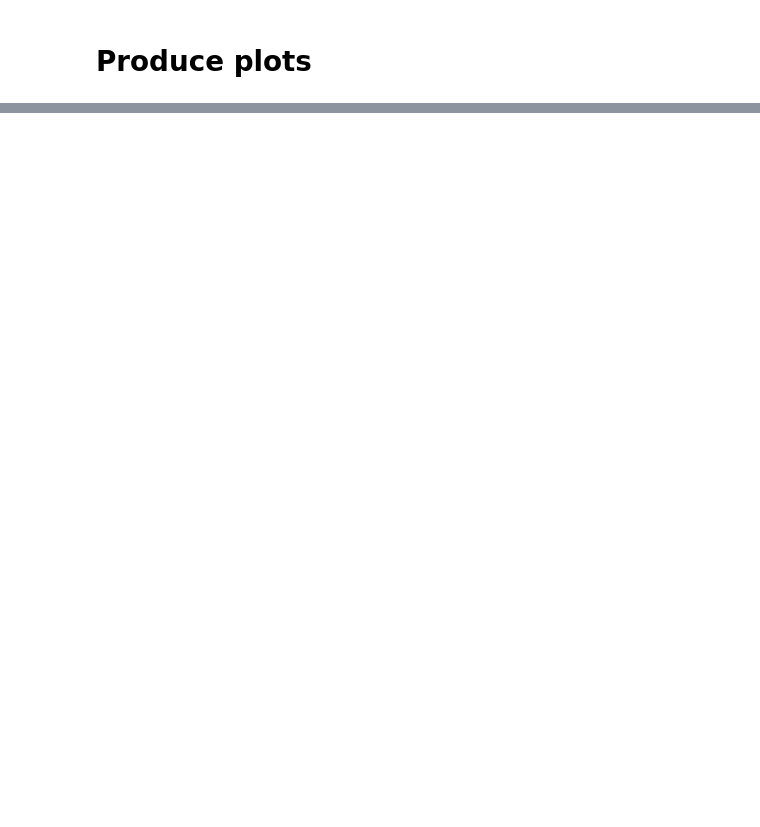
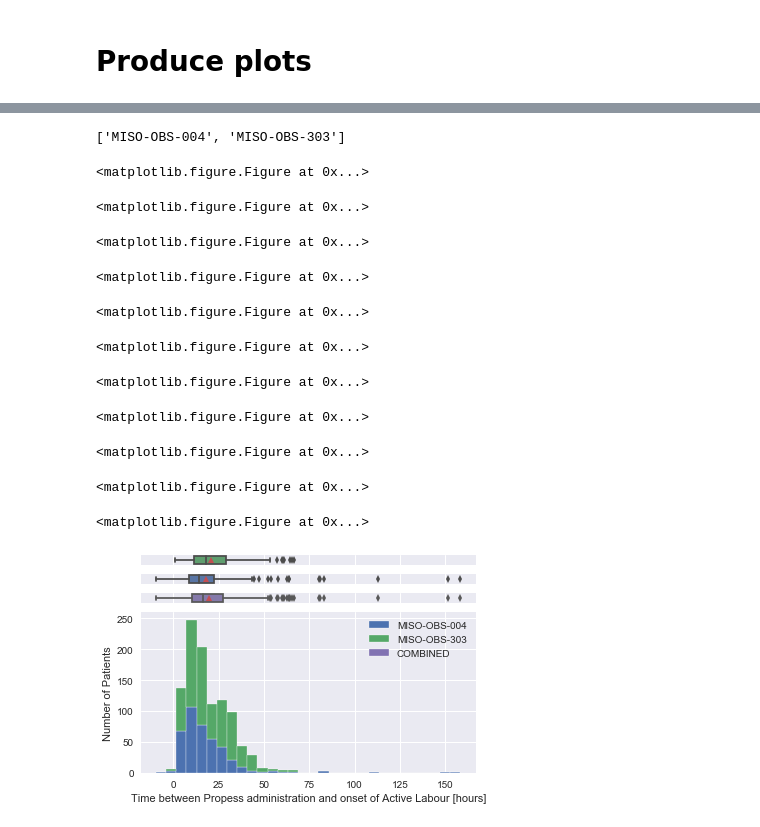
Before and after one commit to jzhao0802/ferring, a Jupyter notebook: 00_raw_data_processing/data_exploration/03_get_info_for_sprint_1.2_gate_1_meeting.ipynb, the cells around one changed output, grey strips where cells are left out. Cells and saved outputs as stored; diff of their text form; code cells hidden in the pictures; blank space fills up the shorter version.

```diff
--- a/00_raw_data_processing/data_exploration/03_get_info_for_sprint_1.2_gate_1_meeting.ipynb
+++ b/00_raw_data_processing/data_exploration/03_get_info_for_sprint_1.2_gate_1_meeting.ipynb
@@ -189,0 +240,16 @@ for col,x_title in plot_cols.items():
+# %%
+plot_multi(df, grouped_df, plot_cols, ['MISO-OBS-004', 'MISO-OBS-303'], [4, 303], 'STUDY_CODE')
+# %% [output]
+['MISO-OBS-004', 'MISO-OBS-303']
+<matplotlib.figure.Figure at 0x...>
+<matplotlib.figure.Figure at 0x...>
+<matplotlib.figure.Figure at 0x...>
+<matplotlib.figure.Figure at 0x...>
+<matplotlib.figure.Figure at 0x...>
+<matplotlib.figure.Figure at 0x...>
+<matplotlib.figure.Figure at 0x...>
+<matplotlib.figure.Figure at 0x...>
+<matplotlib.figure.Figure at 0x...>
+<matplotlib.figure.Figure at 0x...>
+<matplotlib.figure.Figure at 0x...>
+[figure, added]
```
Also changed, not shown: parts of 26 cells of this notebook, 2 other files.
